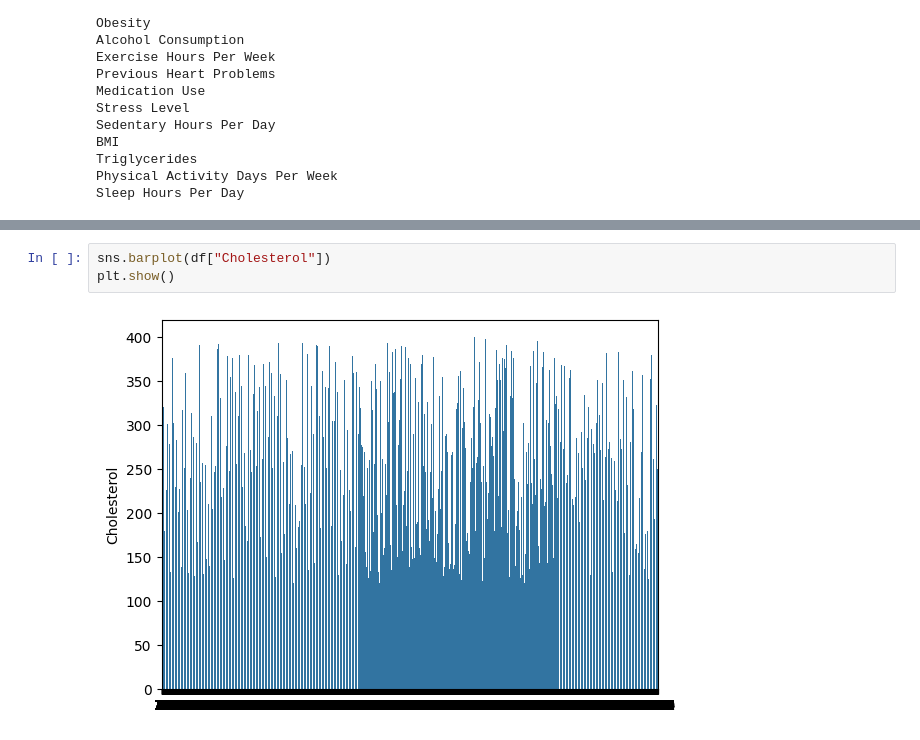
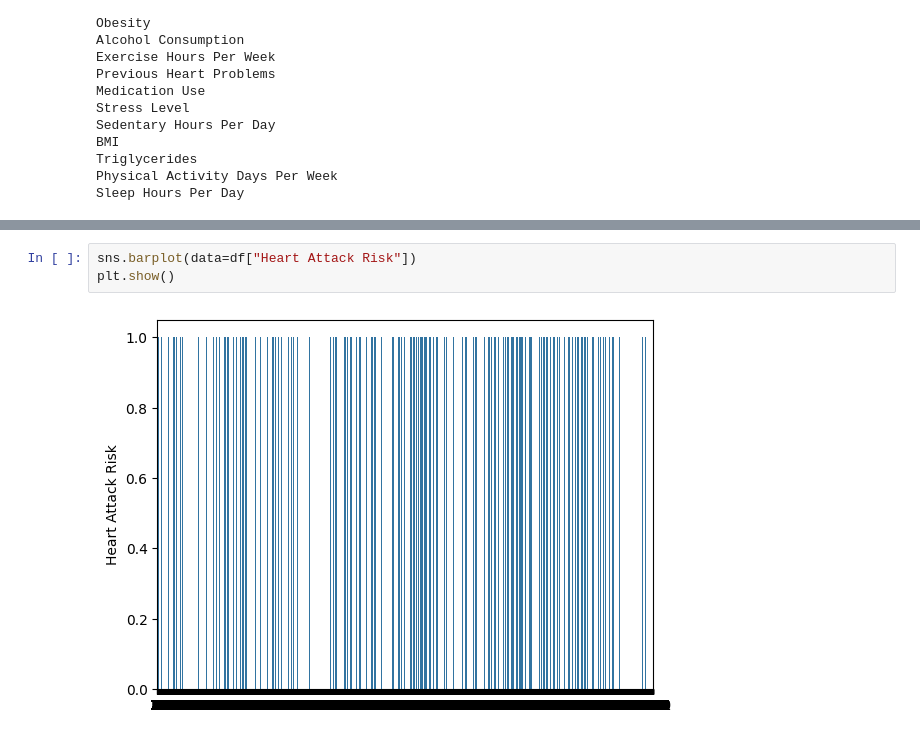
Before and after one commit to DaramNikhil/Heart-attack-risk-prediction, a Jupyter notebook: notebook/data_analysis.ipynb, the cells around one changed output, grey strips where cells are left out. Drawn from its saved outputs; the diff is of its cells as text.

```diff
--- a/notebook/data_analysis.ipynb
+++ b/notebook/data_analysis.ipynb
@@ -244,5 +258,5 @@ Sleep Hours Per Day
 # %%
-sns.barplot(df["Cholesterol"])
+sns.barplot(data=df["Heart Attack Risk"])
 plt.show()
 # %% [output]
-[figure, old version]
+[figure, new version]
```
Also changed, not shown: parts of 8 cells of this notebook, 9 other files.
